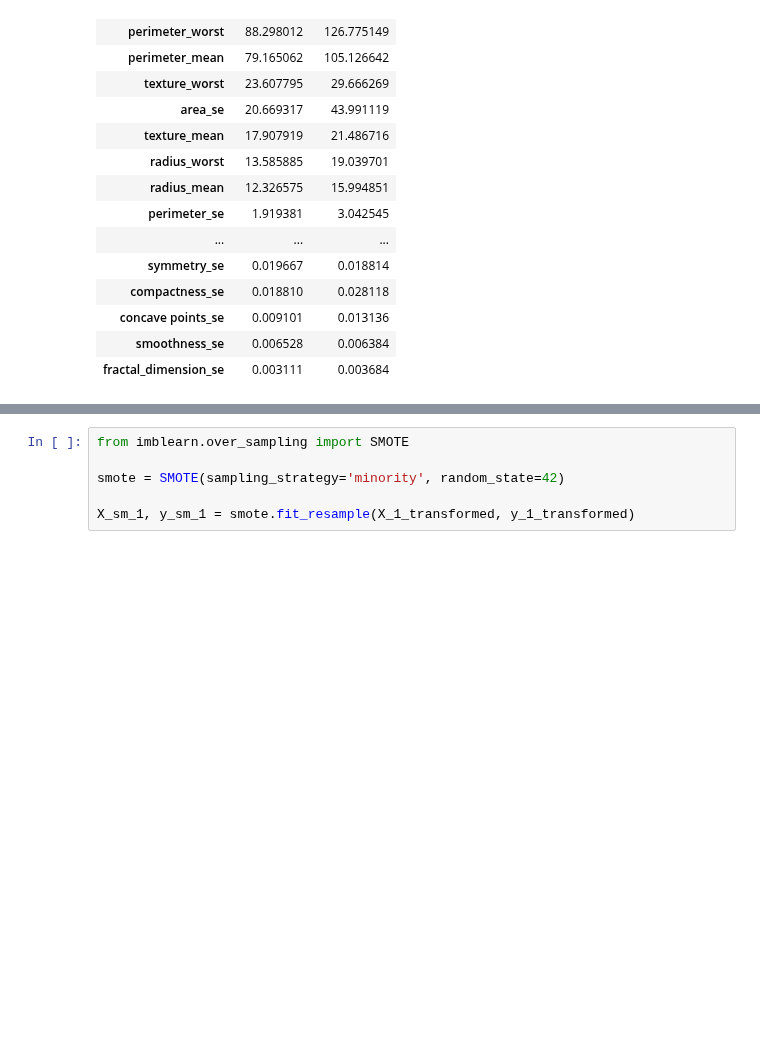
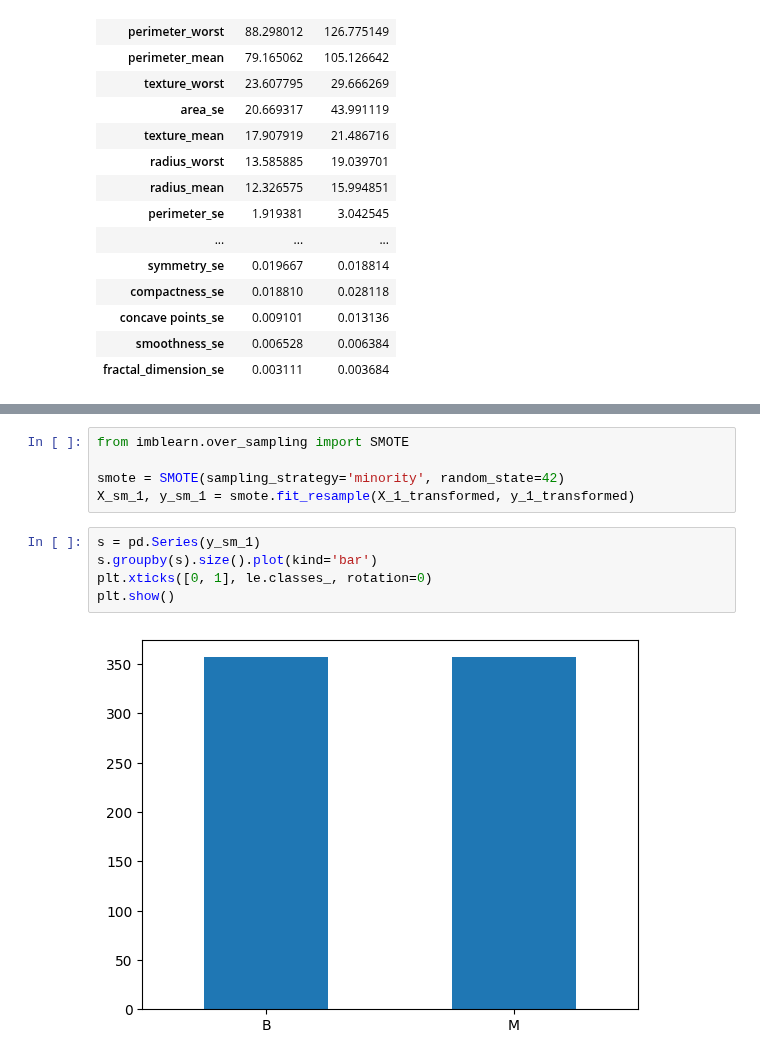
Before and after one commit to AnggaDS01/Python, a Jupyter notebook: Machine-learning/breast_cance_wisconsin_classification/breast_cancer.ipynb, the cells around one changed output, grey strips where cells are left out. Saved outputs shown, nothing was run; the diff lists cells and outputs as text; blank space fills up the shorter version.

```diff
--- a/Machine-learning/breast_cance_wisconsin_classification/breast_cancer.ipynb
+++ b/Machine-learning/breast_cance_wisconsin_classification/breast_cancer.ipynb
@@ -473,8 +556,14 @@ by_diagnosis[bc_df_fixed.columns].mean().T.sort_values(by=['B', 'M'], ascending=
 from imblearn.over_sampling import SMOTE
 
 smote = SMOTE(sampling_strategy='minority', random_state=42)
-
 X_sm_1, y_sm_1 = smote.fit_resample(X_1_transformed, y_1_transformed)
+# %%
+s = pd.Series(y_sm_1)
+s.groupby(s).size().plot(kind='bar')
+plt.xticks([0, 1], le.classes_, rotation=0)
+plt.show()
+# %% [output]
+[figure, added]
 # %%
 from sklearn.feature_selection import f_classif
 from sklearn.feature_selection import mutual_info_classif
```
Also changed, not shown: parts of 45 cells of this notebook.
